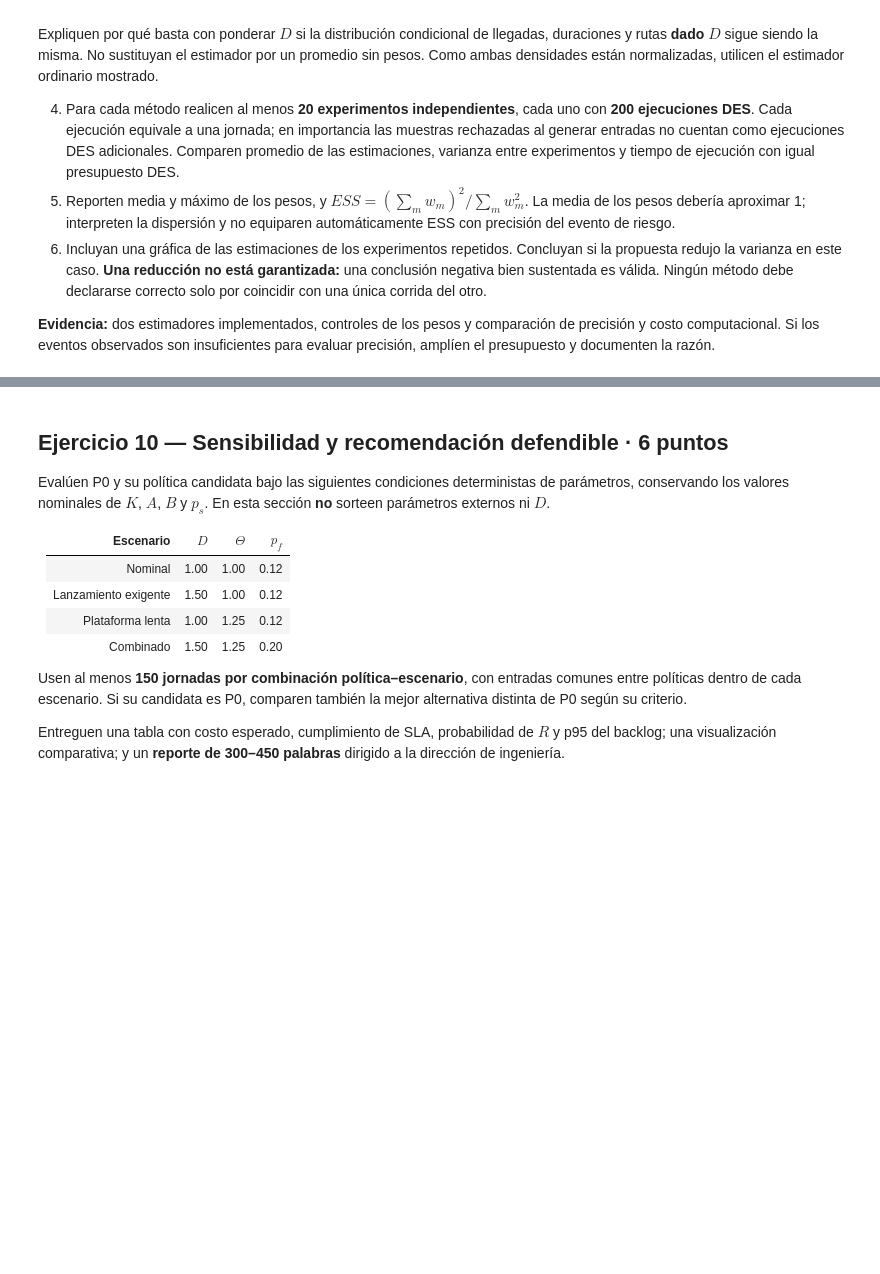
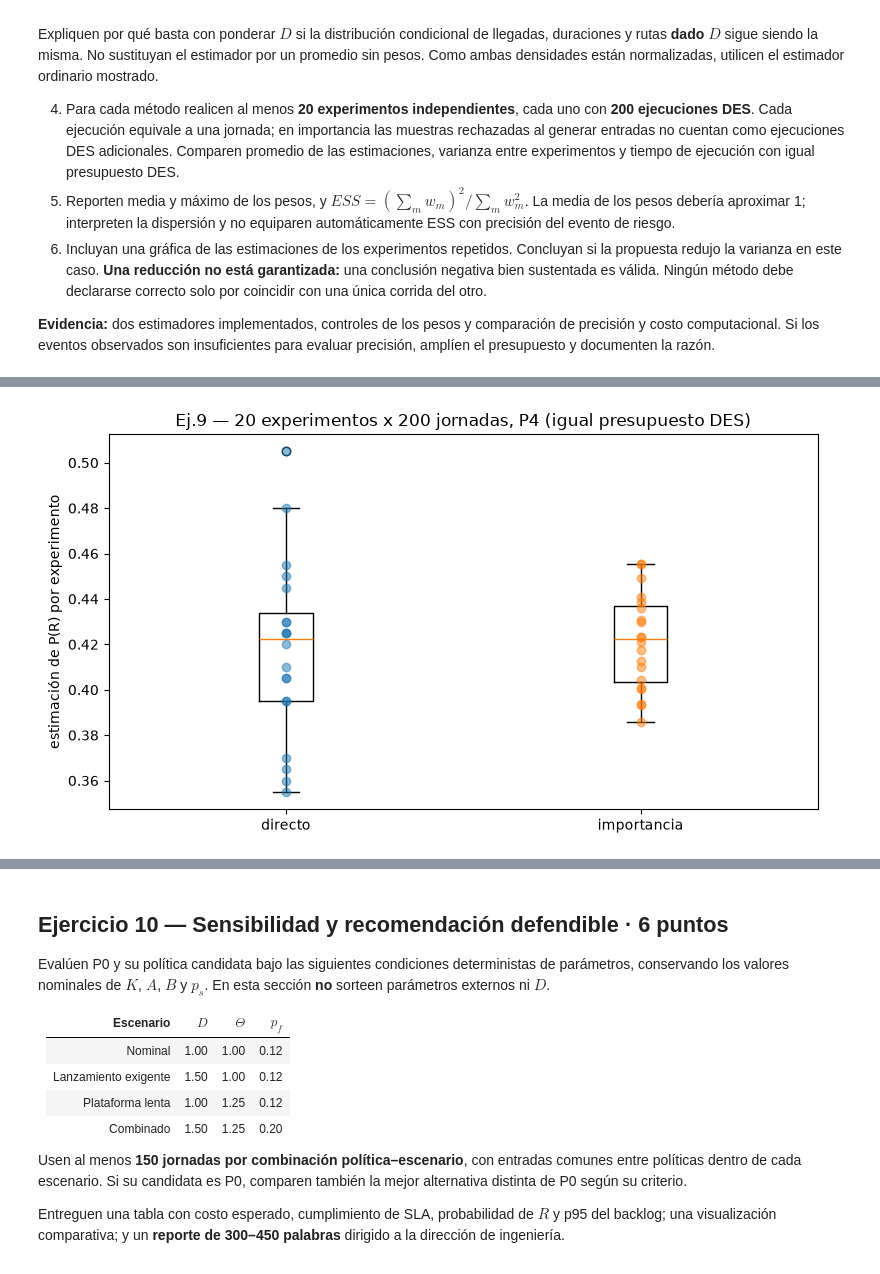
Before and after one commit to nykt3r/JupyterDevContainer, a Jupyter notebook: Taller_2_Modelos_y_Simulacion.ipynb, the cells around one changed output, grey strips where cells are left out. Drawn from its saved outputs; the diff is of its cells as text; code cells hidden in the pictures; blank space fills up the shorter version.

```diff
--- a/Taller_2_Modelos_y_Simulacion.ipynb
+++ b/Taller_2_Modelos_y_Simulacion.ipynb
@@ -1229,20 +1979,88 @@ Expliquen por qué basta con ponderar $D$ si la distribución condicional de lle
 
 **Evidencia:** dos estimadores implementados, controles de los pesos y comparación de precisión y costo computacional. Si los eventos observados son insuficientes para evaluar precisión, amplíen el presupuesto y documenten la razón.
 # %%
+# Ejercicio 9 — Muestreo por importancia para el riesgo operativo en P4
+# Mismo riesgo P(R) con D~f_D y demás parámetros nominales; dos estimadores del MISMO
+# riesgo: directo (D~f_D) e importancia (D~q_I con pesos w=f_D/q_I). Dado D, la
+# distribución condicional de llegadas/duraciones/rutas es idéntica, por eso basta
+# ponderar D: E_f[1(R)] = E_q[w(D)*1(R)].
+
 def densidad_propuesta_importancia(d):
-    """Densidad q_I de la mezcla uniforme especificada, cero fuera."""
-    raise NotImplementedError('Completar en el ejercicio 9')
+    """q_I mezcla uniforme; admite escalares y arreglos, cero fuera de [0.6,1.8]."""
+    esc = np.ndim(d) == 0
+    v = np.asarray(d, dtype=float)
+    q = np.where((v >= 0.6) & (v <= 1.8),
+                 0.35 / 1.2 + np.where((v >= 1.3) & (v <= 1.8), 0.65 / 0.5, 0.0), 0.0)
+    return float(q) if esc else q
+
 
 def muestrear_propuesta_importancia(n, rng):
-    """Retorna n demandas generadas según q_I."""
-    raise NotImplementedError('Completar en el ejercicio 9')
+    """n demandas según q_I: 35% U[0.6,1.8] + 65% U[1.3,1.8]."""
+    marca = rng.random(n) < 0.35
+    d = np.empty(n)
+    d[marca] = rng.uniform(0.6, 1.8, size=int(marca.sum()))
+    d[~marca] = rng.uniform(1.3, 1.8, size=int((~marca).sum()))
+    return d
+
 
 def estimar_riesgo(politica, n_dias, seed, metodo):
-    """metodo: 'directo' o 'importancia'; los otros parámetros son nominales.
+    """Un experimento de n_dias jornadas. Retorna estimación, pesos, 1(R) y tiempo."""
+    t0 = perf_counter()
+    ent = list(seed) if isinstance(seed, (list, tuple)) else [seed]
+    ss = np.random.SeedSequence(ent + [91 if metodo == 'directo' else 92])
+    rng = np.random.default_rng(ss.spawn(1)[0])
+    if metodo == 'directo':
+        demandas, _, _ = muestrear_demanda_rechazo(n_dias, rng)
+        pesos = np.ones(n_dias)
+    elif metodo == 'importancia':
+        demandas = muestrear_propuesta_importancia(n_dias, rng)
+        pesos = densidad_demanda(demandas) / densidad_propuesta_importancia(demandas)
+    else:
+        raise ValueError("metodo: 'directo' o 'importancia'")
+    seeds_d = ss.spawn(1)[0].generate_state(n_dias, dtype=np.uint64)
+    ind = np.empty(n_dias)
+    for m in range(n_dias):
+        cfg_d = replace(CONFIG_NOMINAL, demanda=float(demandas[m]))
+        ind[m] = simular_jornada(politica, generar_jornada(cfg_d, int(seeds_d[m])), cfg_d)['resumen']['indicador_R']
+    return {'estimacion': float(np.mean(pesos * ind)), 'pesos': pesos, 'indicadores': ind,
+            'demandas': demandas, 'tiempo_s': perf_counter() - t0}
 
-    Retorna estimación, pesos, indicadores de riesgo y tiempo de ejecución.
-    """
-    raise NotImplementedError('Completar en el ejercicio 9')
 
-# Comparen 20 experimentos de 200 jornadas por método para P4.
-# Utilicen semillas distintas para experimentos independientes.
+# --- Verificación de q_I: normalización y cobertura ---
+from scipy import integrate as _itg
+print(f"q_I integra {_itg.quad(densidad_propuesta_importancia, 0.5, 1.9)[0]:.6f} (≈1) | "
+      f"q_I(0.5)={densidad_propuesta_importancia(0.5)}, q_I(1.0)={densidad_propuesta_importancia(1.0):.4f}, "
+      f"q_I(1.5)={densidad_propuesta_importancia(1.5):.4f} | "
+      f"min q_I en [0.6,1.8] = {densidad_propuesta_importancia(np.linspace(0.6, 1.8, 301)).min():.4f} (>0: cobertura total)")
+
+# --- 20 experimentos x 200 DES por método, P4, semillas distintas ---
+EXP9, DIAS9 = 20, 200
+t0 = perf_counter()
+est_dir, est_imp, t_dir, t_imp, pesos_imp = [], [], [], [], None
+for k in range(EXP9):
+    rd = estimar_riesgo(POLITICAS['P4'], DIAS9, [SEMILLA_MAESTRA, 900, k], 'directo')
+    ri = estimar_riesgo(POLITICAS['P4'], DIAS9, [SEMILLA_MAESTRA, 900, k], 'importancia')
+    est_dir.append(rd['estimacion'])
+    est_imp.append(ri['estimacion'])
+    t_dir.append(rd['tiempo_s'])
+    t_imp.append(ri['tiempo_s'])
+    if k == 0:
+        pesos_imp = ri['pesos']
+print(f'{EXP9} experimentos x {DIAS9} DES por método en {perf_counter() - t0:.1f} s')
+ed, ei = np.array(est_dir), np.array(est_imp)
+print(f"Directo:    media {ed.mean():.4f} | var entre exps {ed.var(ddof=1):.6f} | tiempo medio {np.mean(t_dir):.1f} s")
+print(f"Importancia: media {ei.mean():.4f} | var entre exps {ei.var(ddof=1):.6f} | tiempo medio {np.mean(t_imp):.1f} s")
+print(f"Razón de varianzas (directo/importancia): {ed.var(ddof=1) / ei.var(ddof=1):.2f} "
+      f"({'reduce' if ei.var() < ed.var() else 'NO reduce'} la varianza en este caso)")
+w = pesos_imp
+print(f'Pesos importancia: media {w.mean():.4f} (≈1) | máx {w.max():.3f} | '
+      f"ESS = {(w.sum()**2 / (w**2).sum()):.1f} de {len(w)} (dispersión moderada: "
+      f"cuantil 99 = {np.quantile(w, 0.99):.3f})")
+
+fig, ax = plt.subplots(figsize=(8, 4.5))
+ax.boxplot([ed, ei], tick_labels=['directo', 'importancia'])
+ax.plot([1] * EXP9, ed, 'o', alpha=0.5)
+ax.plot([2] * EXP9, ei, 'o', alpha=0.5)
+ax.set(ylabel='estimación de P(R) por experimento', title='Ej.9 — 20 experimentos x 200 jornadas, P4 (igual presupuesto DES)')
+fig.tight_layout(); plt.show()
+# %% [output]
@@ -1249,3 +2073,4 @@ def estimar_riesgo(politica, n_dias, seed, metodo):
+[figure, added]
 # %% [markdown]
 ### Resultados e interpretación del ejercicio 9
 
```
Also changed, not shown: parts of 18 cells of this notebook, 2 other files.
